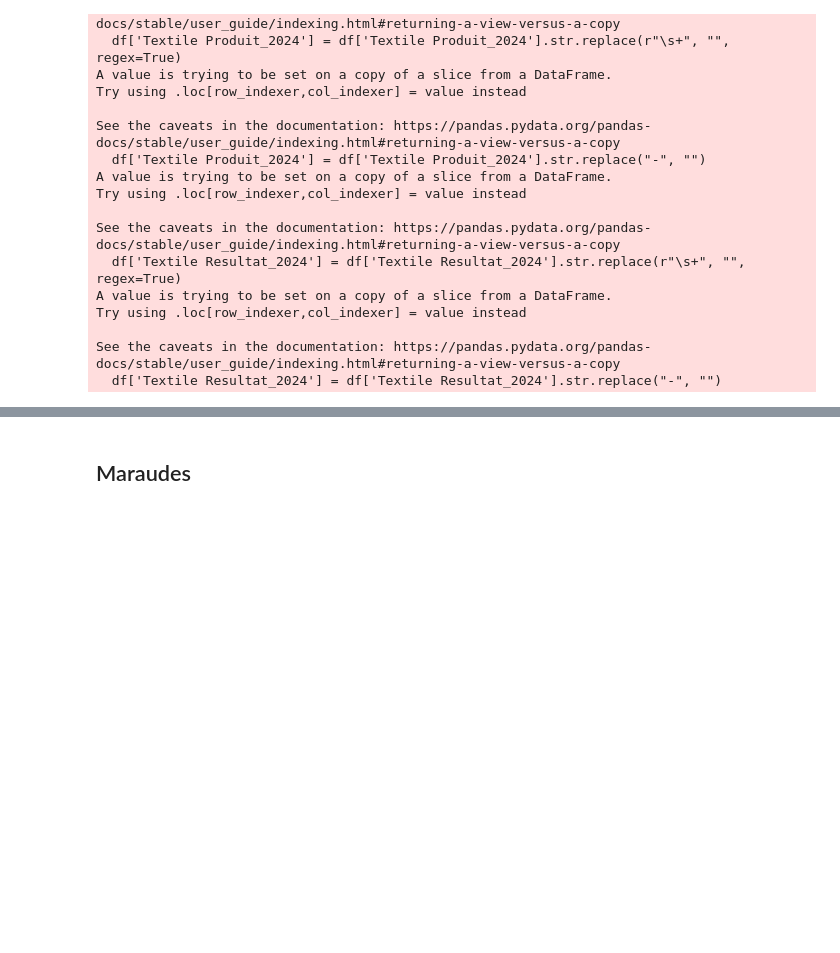
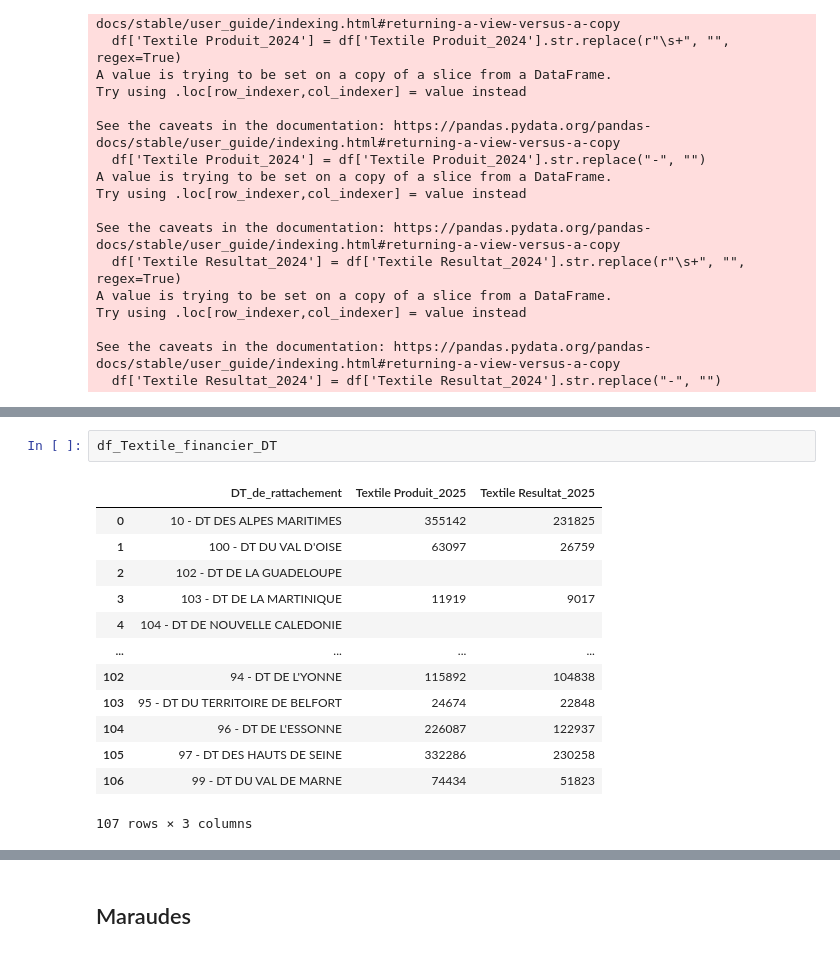
Before and after one commit to Croix-rouge-test/Code-PAT, a Jupyter notebook: Code_CSA.ipynb, the cells around one changed output, grey strips where cells are left out. Drawn from its saved outputs; the diff is of its cells as text; blank space fills up the shorter version.

```diff
--- a/Code_CSA.ipynb
+++ b/Code_CSA.ipynb
@@ -620,3 +632,19 @@ See the caveats in the documentation: https://pandas.pydata.org/pandas-docs/stab
+# %%
+df_Textile_financier_DT
+# %% [output]
+|  | DT_de_rattachement | Textile Produit_2025 | Textile Resultat_2025 |
+| 0 | 10 - DT DES ALPES MARITIMES | 355142 | 231825 |
+| 1 | 100 - DT DU VAL D'OISE | 63097 | 26759 |
+| 2 | 102 - DT DE LA GUADELOUPE |  |  |
+| 3 | 103 - DT DE LA MARTINIQUE | 11919 | 9017 |
+| 4 | 104 - DT DE NOUVELLE CALEDONIE |  |  |
+| ... | ... | ... | ... |
+| 102 | 94 - DT DE L'YONNE | 115892 | 104838 |
+| 103 | 95 - DT DU TERRITOIRE DE BELFORT | 24674 | 22848 |
+| 104 | 96 - DT DE L'ESSONNE | 226087 | 122937 |
+| 105 | 97 - DT DES HAUTS DE SEINE | 332286 | 230258 |
+| 106 | 99 - DT DU VAL DE MARNE | 74434 | 51823 |
+107 rows × 3 columns
 # %%
 verifier_colonne_structure(df_OCR_Nb_deployees, "n_structure", df_ref_structure)
 verifier_colonne_structure(df_Dispositifs_d_urgence_PST, "n_structure", df_ref_structure)
```
Also changed, not shown: parts of 26 cells of this notebook.
